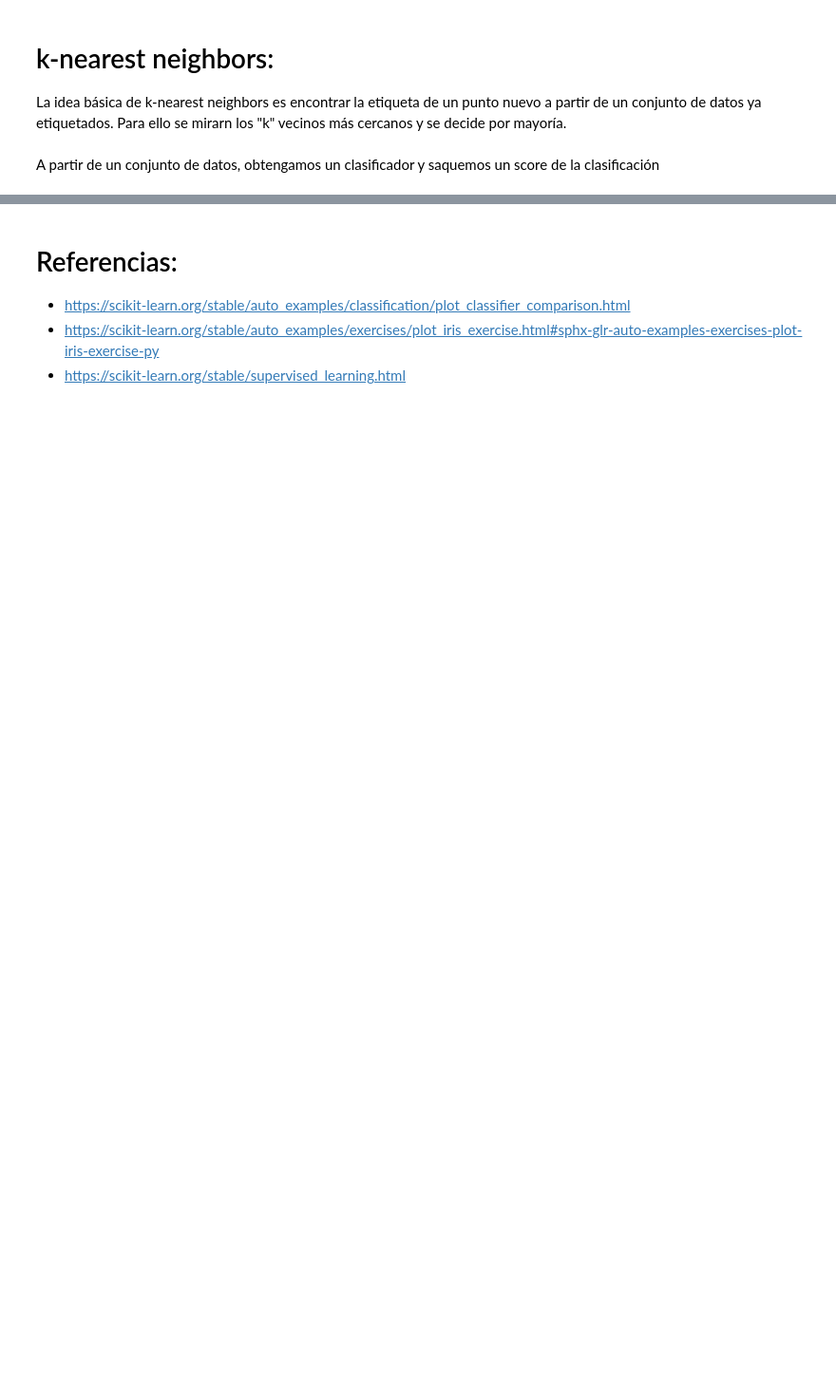
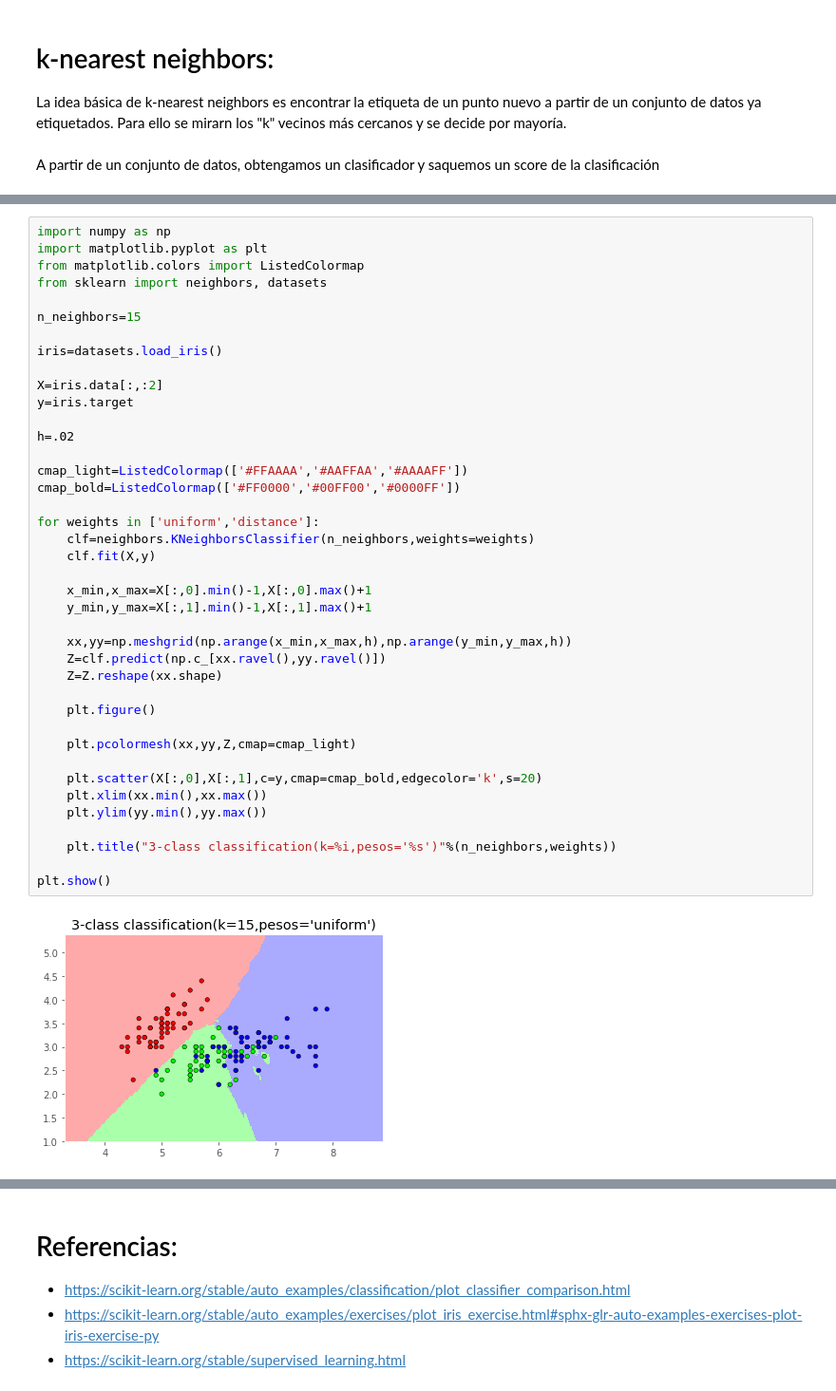
Before and after one commit to Cpicon/DataSciencePythonCourse, a Jupyter notebook: 9ML/2_Clasificacion.ipynb, the cells around one changed output, grey strips where cells are left out. Shown at 95% size. Drawn from its saved outputs; the diff is of its cells as text; blank space fills up the shorter version.

```diff
--- a/9ML/2_Clasificacion.ipynb
+++ b/9ML/2_Clasificacion.ipynb
@@ -34,0 +98,42 @@ A partir de un conjunto de datos, obtengamos un clasificador y saquemos un score
+# %%
+import numpy as np
+import matplotlib.pyplot as plt
+from matplotlib.colors import ListedColormap
+from sklearn import neighbors, datasets
+
+n_neighbors=15
+
+iris=datasets.load_iris()
+
+X=iris.data[:,:2]
+y=iris.target
+
+h=.02
+
+cmap_light=ListedColormap(['#FFAAAA','#AAFFAA','#AAAAFF'])
+cmap_bold=ListedColormap(['#FF0000','#00FF00','#0000FF'])
+
+for weights in ['uniform','distance']:
+    clf=neighbors.KNeighborsClassifier(n_neighbors,weights=weights)
+    clf.fit(X,y)
+
+    x_min,x_max=X[:,0].min()-1,X[:,0].max()+1
+    y_min,y_max=X[:,1].min()-1,X[:,1].max()+1
+
+    xx,yy=np.meshgrid(np.arange(x_min,x_max,h),np.arange(y_min,y_max,h))
+    Z=clf.predict(np.c_[xx.ravel(),yy.ravel()])
+    Z=Z.reshape(xx.shape)
+
+    plt.figure()
+
+    plt.pcolormesh(xx,yy,Z,cmap=cmap_light)
+
+    plt.scatter(X[:,0],X[:,1],c=y,cmap=cmap_bold,edgecolor='k',s=20)
+    plt.xlim(xx.min(),xx.max())
+    plt.ylim(yy.min(),yy.max())
+
+    plt.title("3-class classification(k=%i,pesos='%s')"%(n_neighbors,weights))
+
+plt.show()
+# %% [output]
+[figure, added]
```
Also changed, not shown: parts of 7 cells of this notebook.
